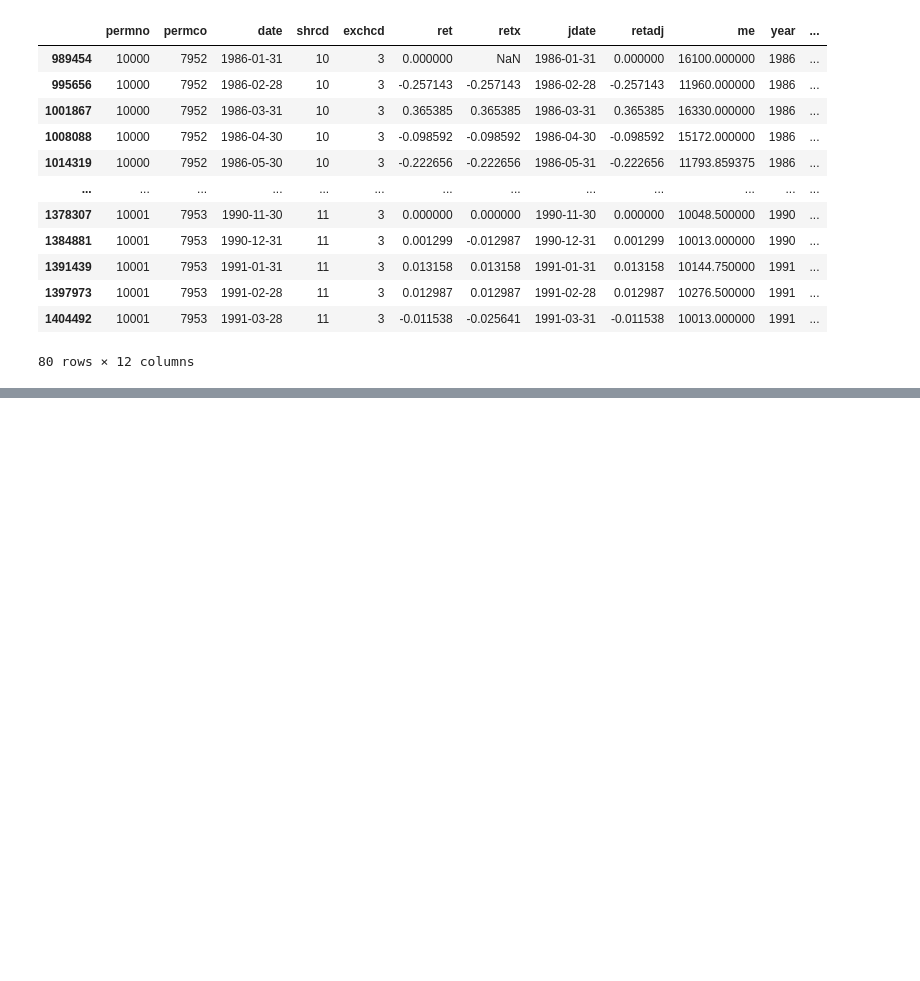
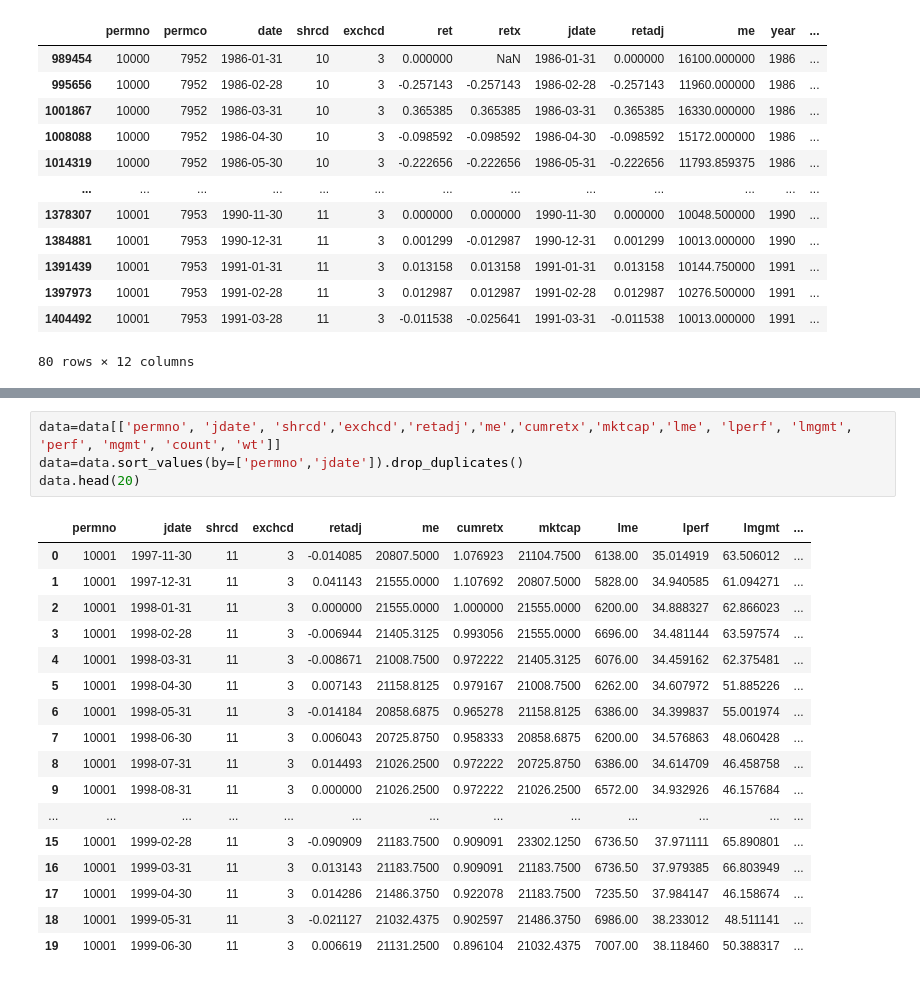
Before and after one commit to icer6683/Pricing, a Jupyter notebook: Table2.ipynb, the cells around one changed output, grey strips where cells are left out. Saved outputs shown, nothing was run; the diff lists cells and outputs as text; blank space fills up the shorter version.

```diff
--- a/Table2.ipynb
+++ b/Table2.ipynb
@@ -120,0 +223,22 @@ TypeError: 'numpy.int64' object is not callable
+# %%
+data=data[['permno', 'jdate', 'shrcd','exchcd','retadj','me','cumretx','mktcap','lme', 'lperf', 'lmgmt', 'perf', 'mgmt', 'count', 'wt']]
+data=data.sort_values(by=['permno','jdate']).drop_duplicates()
+data.head(20)
+# %% [output]
+|  | permno | jdate | shrcd | exchcd | retadj | me | cumretx | mktcap | lme | lperf | lmgmt | ... |
+| 0 | 10001 | 1997-11-30 | 11 | 3 | -0.014085 | 20807.5000 | 1.076923 | 21104.7500 | 6138.00 | 35.014919 | 63.506012 | ... |
+| 1 | 10001 | 1997-12-31 | 11 | 3 | 0.041143 | 21555.0000 | 1.107692 | 20807.5000 | 5828.00 | 34.940585 | 61.094271 | ... |
+| 2 | 10001 | 1998-01-31 | 11 | 3 | 0.000000 | 21555.0000 | 1.000000 | 21555.0000 | 6200.00 | 34.888327 | 62.866023 | ... |
+| 3 | 10001 | 1998-02-28 | 11 | 3 | -0.006944 | 21405.3125 | 0.993056 | 21555.0000 | 6696.00 | 34.481144 | 63.597574 | ... |
+| 4 | 10001 | 1998-03-31 | 11 | 3 | -0.008671 | 21008.7500 | 0.972222 | 21405.3125 | 6076.00 | 34.459162 | 62.375481 | ... |
+| 5 | 10001 | 1998-04-30 | 11 | 3 | 0.007143 | 21158.8125 | 0.979167 | 21008.7500 | 6262.00 | 34.607972 | 51.885226 | ... |
+| 6 | 10001 | 1998-05-31 | 11 | 3 | -0.014184 | 20858.6875 | 0.965278 | 21158.8125 | 6386.00 | 34.399837 | 55.001974 | ... |
+| 7 | 10001 | 1998-06-30 | 11 | 3 | 0.006043 | 20725.8750 | 0.958333 | 20858.6875 | 6200.00 | 34.576863 | 48.060428 | ... |
+| 8 | 10001 | 1998-07-31 | 11 | 3 | 0.014493 | 21026.2500 | 0.972222 | 20725.8750 | 6386.00 | 34.614709 | 46.458758 | ... |
+| 9 | 10001 | 1998-08-31 | 11 | 3 | 0.000000 | 21026.2500 | 0.972222 | 21026.2500 | 6572.00 | 34.932926 | 46.157684 | ... |
+| ... | ... | ... | ... | ... | ... | ... | ... | ... | ... | ... | ... | ... |
+| 15 | 10001 | 1999-02-28 | 11 | 3 | -0.090909 | 21183.7500 | 0.909091 | 23302.1250 | 6736.50 | 37.971111 | 65.890801 | ... |
+| 16 | 10001 | 1999-03-31 | 11 | 3 | 0.013143 | 21183.7500 | 0.909091 | 21183.7500 | 6736.50 | 37.979385 | 66.803949 | ... |
+| 17 | 10001 | 1999-04-30 | 11 | 3 | 0.014286 | 21486.3750 | 0.922078 | 21183.7500 | 7235.50 | 37.984147 | 46.158674 | ... |
+| 18 | 10001 | 1999-05-31 | 11 | 3 | -0.021127 | 21032.4375 | 0.902597 | 21486.3750 | 6986.00 | 38.233012 | 48.511141 | ... |
+| 19 | 10001 | 1999-06-30 | 11 | 3 | 0.006619 | 21131.2500 | 0.896104 | 21032.4375 | 7007.00 | 38.118460 | 50.388317 | ... |
```
Also changed, not shown: parts of 12 cells of this notebook.
